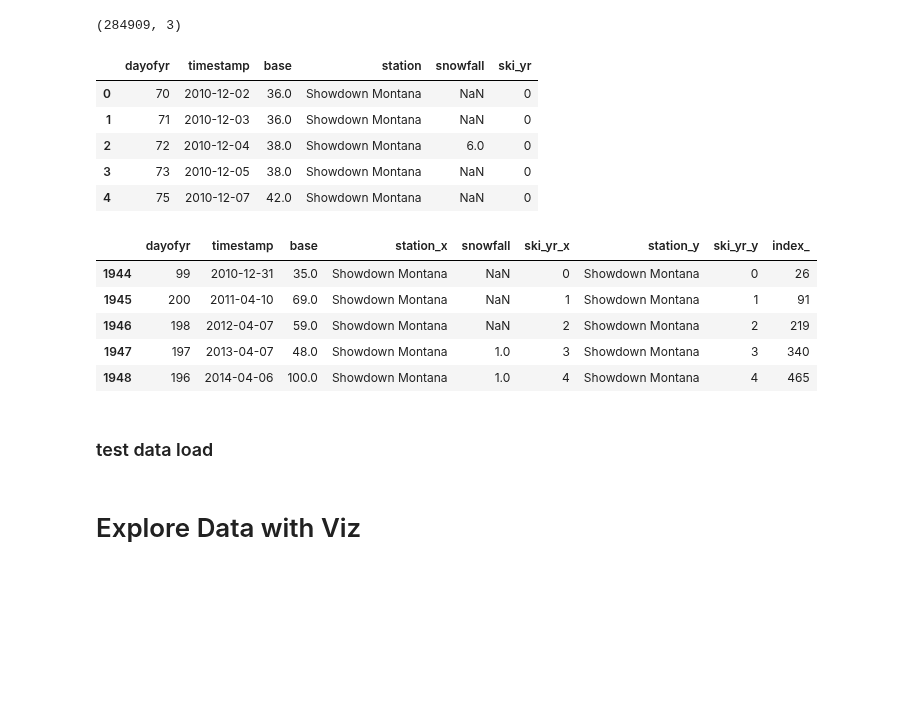
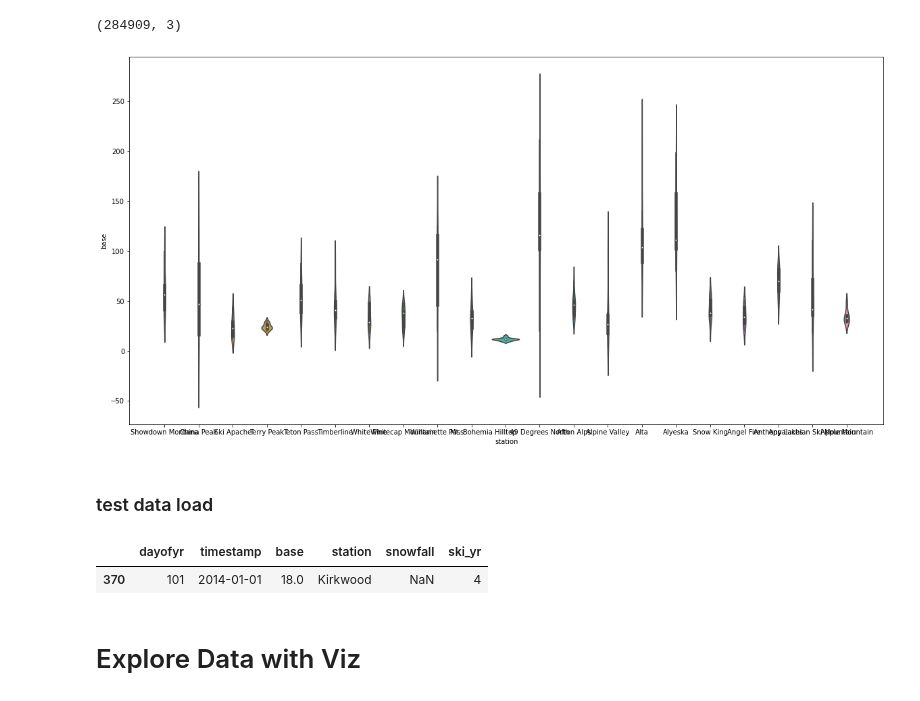
Before and after one commit to chrisoyer/ski-snow-modeling, a Jupyter notebook: src/analysis/snow_analysis.ipynb, the cells around one changed output. Saved outputs shown, nothing was run; the diff lists cells and outputs as text; code cells hidden in the pictures; blank space fills up the shorter version.

Commit message:
started work for ts concat

```diff
--- a/src/analysis/snow_analysis.ipynb
+++ b/src/analysis/snow_analysis.ipynb
@@ -46,11 +46,15 @@ def data_exploder(df, station):
                 .T.to_frame()
                 .rename(columns={0: data_pt}))
 
-    station_df = (df.query('station == @station')[['data', 'what_data']])
+    station_df = (df.query('station == @station')[['data', 'what_data', 'url']])
+    state_rx = r"(?<=^[https:\/\/www.onthesnow.com\/])(\w*)(?=\/)"
+    state = re.search(station_df.head(1).url.values[0], string=state_rx)
+    print(state)
     base_df = cleaner(station_df, 'base')
     snowfall_df = cleaner(station_df, 'snowfall')
     station_data = pd.concat([base_df, snowfall_df], axis=1)
     station_data['station'] = station
+    station_data['state'] = state
     dt_format = "%b %Y.%d"
     station_data.index = pd.to_datetime(station_data.index, format=dt_format)
     return station_data
@@ -61,7 +65,8 @@ def annualizer(df):
 
     def day_standardizer(day):
         """moves start of year forward so ski season isn't split"""
-        return (day+100) % 366
+        rewind = 130  # days before 12/31 to start ski season
+        return np.mod((day+rewind), 366)
     df_by_yr = (df
                 .reset_index()
                 .assign(year=lambda x: x.timestamp.dt.year)
@@ -71,12 +76,9 @@ def annualizer(df):
                         day_standardizer(x.timestamp.dt.dayofyear))
                 .assign(ski_yr=lambda x: (x.dayofyr/365 + (x.year - 2010)).astype('int'))
                 .reset_index()
-                .set_index('dayofyr')
                 .filter(['dayofyr', 'timestamp', 'base',
                          'station', 'snowfall', 'ski_yr'])
-                .reset_index()
                 )
-    #df_by_yr.columns = df_by_yr.columns.map('_'.join)
     return df_by_yr
 # %%
 all_data_df = pd.concat([data_exploder(raw_df, x) for x in raw_df.station.unique()])
@@ -84,41 +86,33 @@ all_data_df.shape
 # %% [output]
 (284909, 3)
-# %%
-all_data_full_df = all_data_df.pipe(annualizer)
-all_data_full_df.head()
-# %% [output]
-|  | dayofyr | timestamp | base | station | snowfall | ski_yr |
-| 0 | 70 | 2010-12-02 | 36.0 | Showdown Montana | NaN | 0 |
-| 1 | 71 | 2010-12-03 | 36.0 | Showdown Montana | NaN | 0 |
-| 2 | 72 | 2010-12-04 | 38.0 | Showdown Montana | 6.0 | 0 |
-| 3 | 73 | 2010-12-05 | 38.0 | Showdown Montana | NaN | 0 |
-| 4 | 75 | 2010-12-07 | 42.0 | Showdown Montana | NaN | 0 |
 # %%
 # Pandas Groupby multiple items ALWAYS resets index to multiindex. UGH.
 last_days_tmp = (all_data_full_df
                  .groupby(['station', 'ski_yr'], as_index=False)
                  [['dayofyr']]
                  .idxmax()
-                 .reset_index()
-                 .rename(columns={'dayofyr': 'index_'})  # srly wtf. index grabbed random col name
+                 .rename(columns={'dayofyr': 'index_'})  # srly wtf. index grabbed aggregated col name
                 )
-last_days_df = (all_data_full_df
-                .merge(right=last_days_tmp,
-                       left_index=True,
-                       right_on='index_')
-               )
-last_days_df.head()
-# %% [output]
-|  | dayofyr | timestamp | base | station_x | snowfall | ski_yr_x | station_y | ski_yr_y | index_ |
-| 1944 | 99 | 2010-12-31 | 35.0 | Showdown Montana | NaN | 0 | Showdown Montana | 0 | 26 |
-| 1945 | 200 | 2011-04-10 | 69.0 | Showdown Montana | NaN | 1 | Showdown Montana | 1 | 91 |
-| 1946 | 198 | 2012-04-07 | 59.0 | Showdown Montana | NaN | 2 | Showdown Montana | 2 | 219 |
-| 1947 | 197 | 2013-04-07 | 48.0 | Showdown Montana | 1.0 | 3 | Showdown Montana | 3 | 340 |
-| 1948 | 196 | 2014-04-06 | 100.0 | Showdown Montana | 1.0 | 4 | Showdown Montana | 4 | 465 |
+# %%
+last_days_df = (all_data_full_df
+                .merge(right=last_days_tmp,
+                       left_index=True,
+                       right_on='index_')
+                .loc[:, ['dayofyr', 'timestamp', 'base', 'snowfall']]
+               )
+plt.figure(figsize=(20,10))
+last_days_base_viz = sns.violinplot(data=last_days_df.reset_index(col_level=1).iloc[0:200,:],
+                                    x='station', y='base')
+last_days_base_viz.plot();
+# %% [output]
+[figure, added]
 # %% [markdown]
 ### test data load
 # %%
 raw_df.pipe(data_exploder, 'Kirkwood').pipe(annualizer).query('timestamp=="2014-01-01"')
+# %% [output]
+|  | dayofyr | timestamp | base | station | snowfall | ski_yr |
+| 370 | 101 | 2014-01-01 | 18.0 | Kirkwood | NaN | 4 |
 # %% [markdown]
 # Explore Data with Viz
 # %%
```
Also changed, not shown: parts of 5 cells of this notebook, 1 other file.
